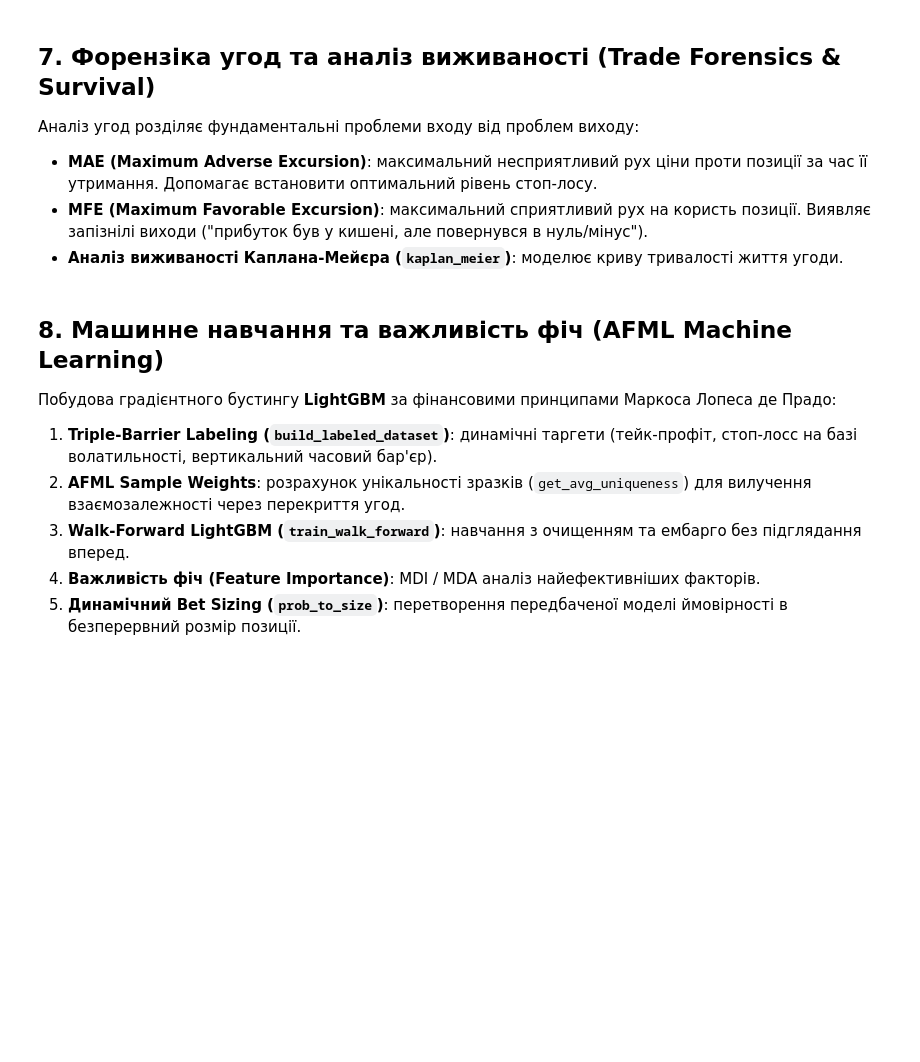
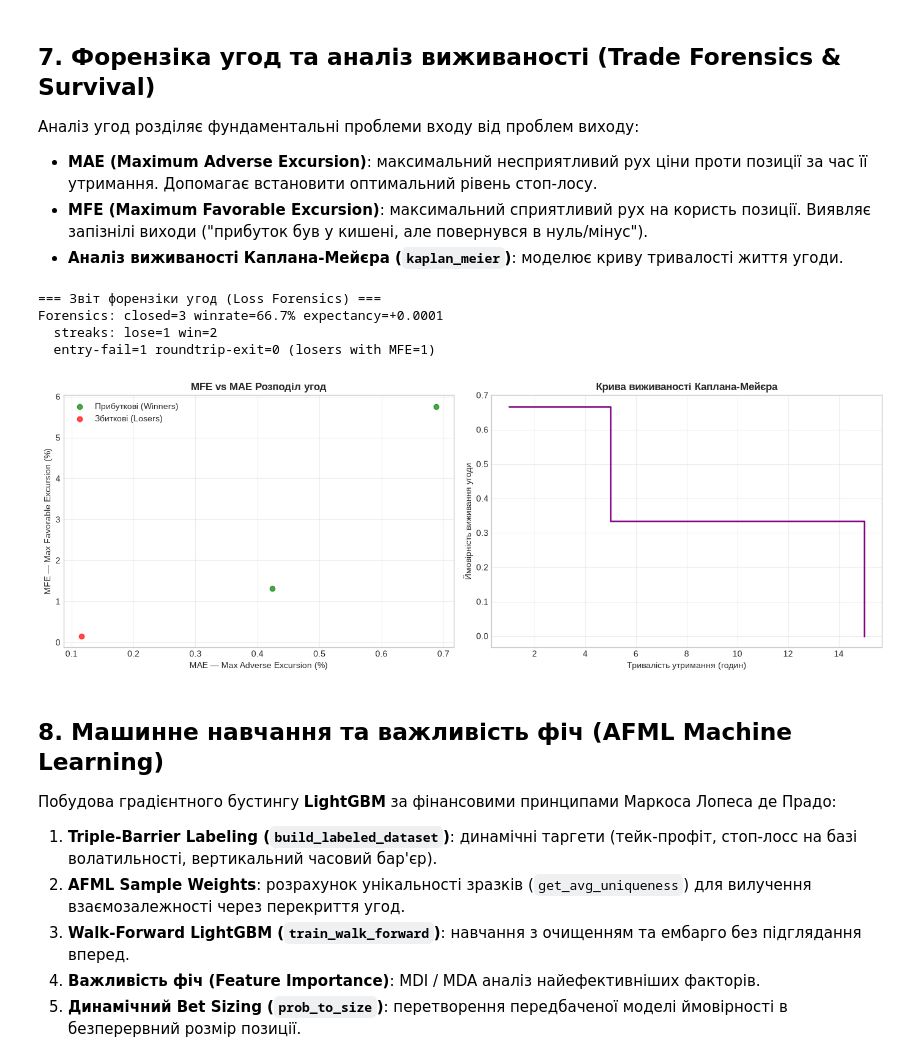
Before and after one commit to VolodymyrDominion12/scalper-hft, a Jupyter notebook: notebooks/research.ipynb, the cells around one changed output. Drawn from its saved outputs; the diff is of its cells as text; code cells hidden in the pictures; blank space fills up the shorter version.

```diff
--- a/notebooks/research.ipynb
+++ b/notebooks/research.ipynb
@@ -494,34 +514,40 @@ if trades is not None and not trades.empty:
 
     # 2. Графік MFE vs MAE
     if "mfe" in trades_with_excursions.columns and "mae" in trades_with_excursions.columns:
         fig, (ax1, ax2) = plt.subplots(1, 2, figsize=(14, 5))
 
         winners = trades_with_excursions[trades_with_excursions["ret"] > 0]
         losers = trades_with_excursions[trades_with_excursions["ret"] <= 0]
 
         ax1.scatter(winners["mae"] * 100, winners["mfe"] * 100, color="green", alpha=0.7, label="Прибуткові (Winners)")
         ax1.scatter(losers["mae"] * 100, losers["mfe"] * 100, color="red", alpha=0.7, label="Збиткові (Losers)")
         ax1.set_xlabel("MAE — Max Adverse Excursion (%)")
         ax1.set_ylabel("MFE — Max Favorable Excursion (%)")
         ax1.set_title("MFE vs MAE Розподіл угод", fontweight="bold")
         ax1.legend()
         ax1.grid(True, alpha=0.3)
 
         # 3. Крива виживаності Каплана-Мейєра
         dur = (pd.to_datetime(trades["exit_ts"]) - pd.to_datetime(trades["entry_ts"])).dt.total_seconds() / 3600
         events = np.ones(len(dur))
         km = kaplan_meier(dur.values, events)
 
-        ax2.step(km["timeline"], km["survival"], where="post", color="purple", lw=1.8)
+        ax2.step(km["time"], km["survival"], where="post", color="purple", lw=1.8)
         ax2.set_xlabel("Тривалість утримання (годин)")
         ax2.set_ylabel("Ймовірність виживання угоди")
         ax2.set_title("Крива виживаності Каплана-Мейєра", fontweight="bold")
         ax2.grid(True, alpha=0.3)
 
         plt.tight_layout()
         plt.show()
 else:
     print("В бектесті недостатньо угод для форензіки (збільшіть тестовий період)")
+# %% [output]
+=== Звіт форензіки угод (Loss Forensics) ===
+Forensics: closed=3 winrate=66.7% expectancy=+0.0001
+  streaks: lose=1 win=2
+  entry-fail=1 roundtrip-exit=0 (losers with MFE=1)
+[figure, added]
 # %% [markdown]
 ## 8. Машинне навчання та важливість фіч (AFML Machine Learning)
 
```
Also changed, not shown: parts of 12 cells of this notebook, 3 other files.
